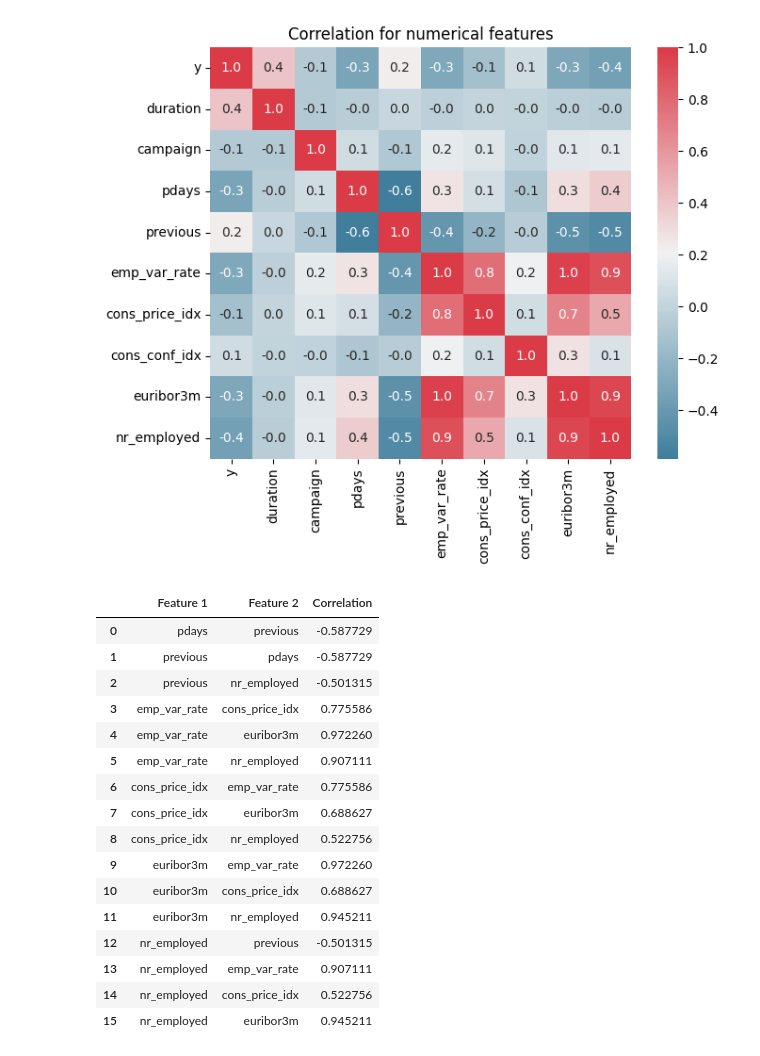
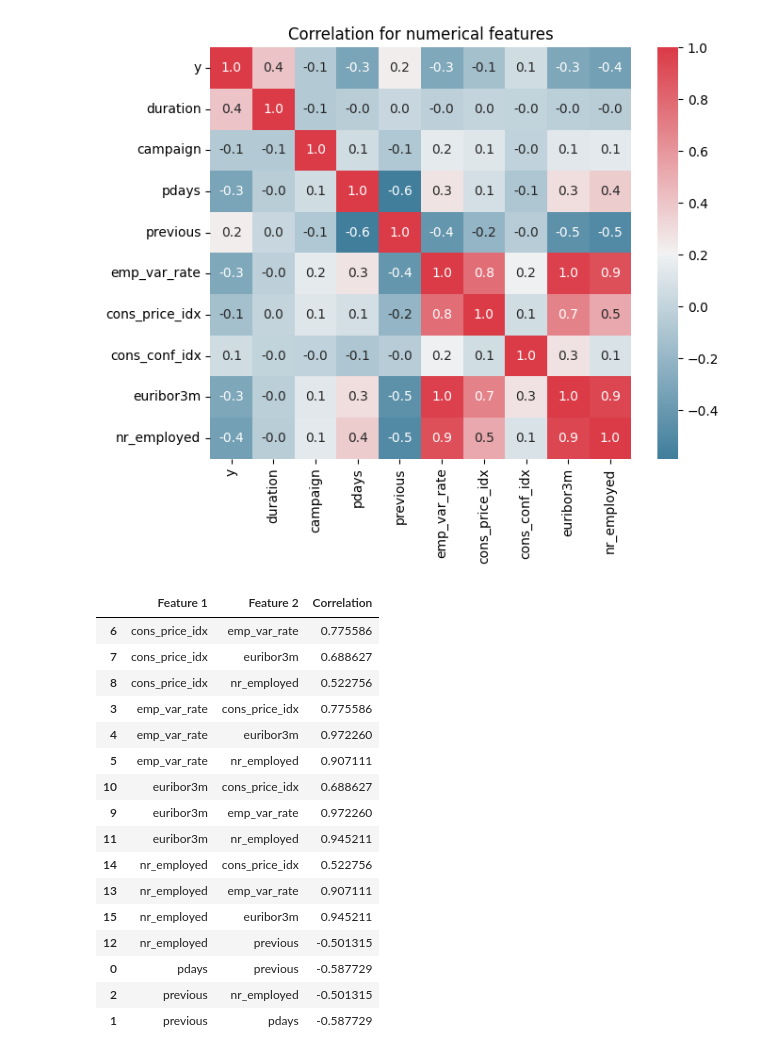
Before and after one commit to scardenasc22/STDS-at3, a Jupyter notebook: classification_model.ipynb, the cells around one changed output. Cells and saved outputs as stored; diff of their text form; code cells hidden in the pictures.

```diff
--- a/classification_model.ipynb
+++ b/classification_model.ipynb
@@ -208,25 +208,26 @@ plt.tight_layout()
 # %%
 correlations = data[cols_to_plot].corr()
 filtered_corr = correlations[abs(correlations) > 0.50]
-filtered_corr = filtered_corr.where(~pd.np.eye(filtered_corr.shape[0], dtype=bool))
+filtered_corr = filtered_corr.where(~np.eye(filtered_corr.shape[0], dtype=bool))
 filtered_corr_pairs = filtered_corr.stack().reset_index()
 filtered_corr_pairs.columns = ['Feature 1', 'Feature 2', 'Correlation']
+filtered_corr_pairs.sort_values(by = ['Feature 1', 'Feature 2', 'Correlation'], ascending = True, inplace=True)
 filtered_corr_pairs
 # %% [output]
 |  | Feature 1 | Feature 2 | Correlation |
-| 0 | pdays | previous | -0.587729 |
-| 1 | previous | pdays | -0.587729 |
-| 2 | previous | nr_employed | -0.501315 |
+| 6 | cons_price_idx | emp_var_rate | 0.775586 |
+| 7 | cons_price_idx | euribor3m | 0.688627 |
+| 8 | cons_price_idx | nr_employed | 0.522756 |
 | 3 | emp_var_rate | cons_price_idx | 0.775586 |
 | 4 | emp_var_rate | euribor3m | 0.972260 |
 | 5 | emp_var_rate | nr_employed | 0.907111 |
-| 6 | cons_price_idx | emp_var_rate | 0.775586 |
-| 7 | cons_price_idx | euribor3m | 0.688627 |
-| 8 | cons_price_idx | nr_employed | 0.522756 |
+| 10 | euribor3m | cons_price_idx | 0.688627 |
 | 9 | euribor3m | emp_var_rate | 0.972260 |
-| 10 | euribor3m | cons_price_idx | 0.688627 |
 | 11 | euribor3m | nr_employed | 0.945211 |
+| 14 | nr_employed | cons_price_idx | 0.522756 |
+| 13 | nr_employed | emp_var_rate | 0.907111 |
+| 15 | nr_employed | euribor3m | 0.945211 |
 | 12 | nr_employed | previous | -0.501315 |
-| 13 | nr_employed | emp_var_rate | 0.907111 |
-| 14 | nr_employed | cons_price_idx | 0.522756 |
-| 15 | nr_employed | euribor3m | 0.945211 |
+| 0 | pdays | previous | -0.587729 |
+| 2 | previous | nr_employed | -0.501315 |
+| 1 | previous | pdays | -0.587729 |
```
